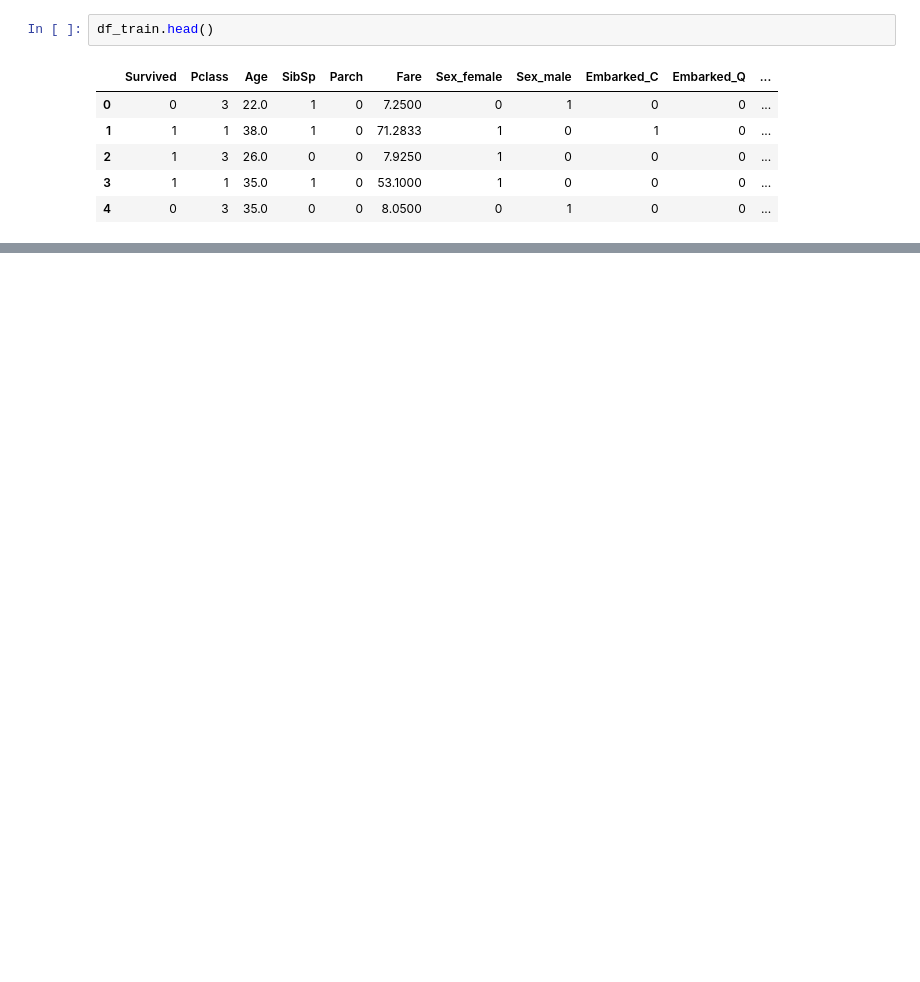
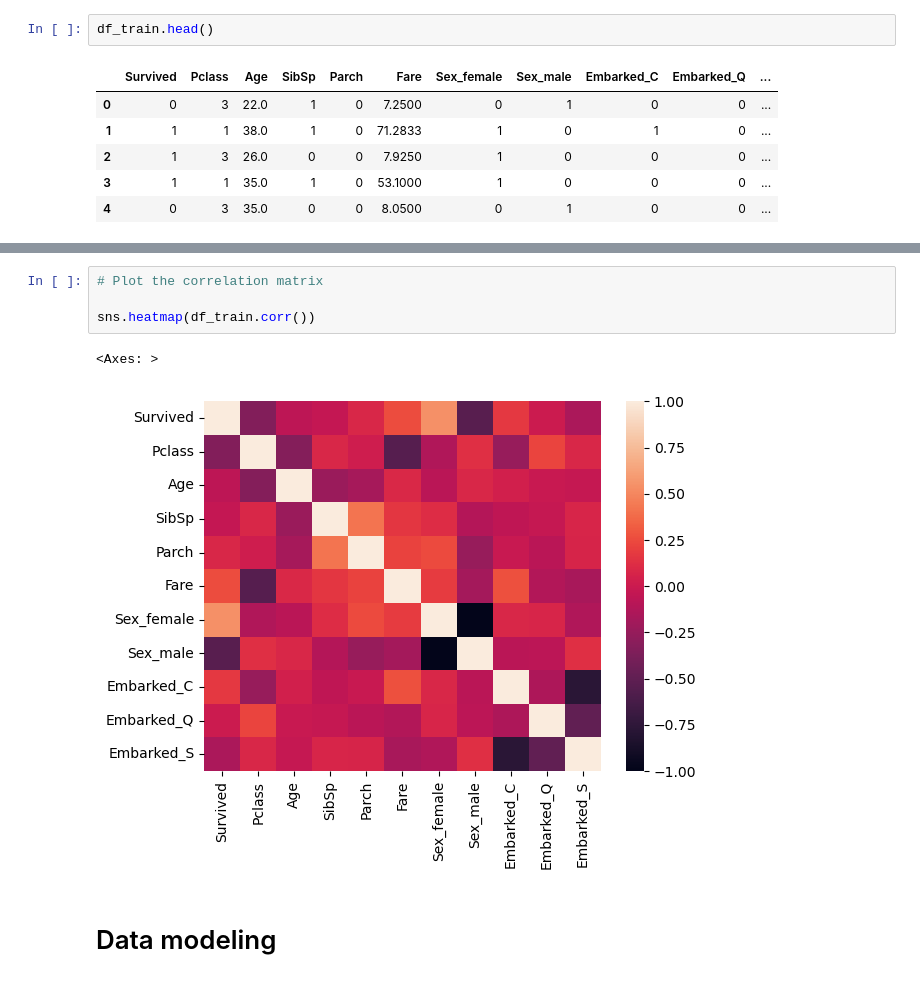
Before and after one commit to bosiraphael/kaggle-titanic-competition, a Jupyter notebook: notebook.ipynb, the cells around one changed output, grey strips where cells are left out. Drawn from its saved outputs; the diff is of its cells as text; blank space fills up the shorter version.

```diff
--- a/notebook.ipynb
+++ b/notebook.ipynb
@@ -63,0 +83,9 @@ df_test = df_test.fillna(df_test.mean())
+# %%
+# Plot the correlation matrix
+
+sns.heatmap(df_train.corr())
+# %% [output]
+<Axes: >
+[figure, added]
+# %% [markdown]
+# Data modeling
```
Also changed, not shown: parts of 14 cells of this notebook.
